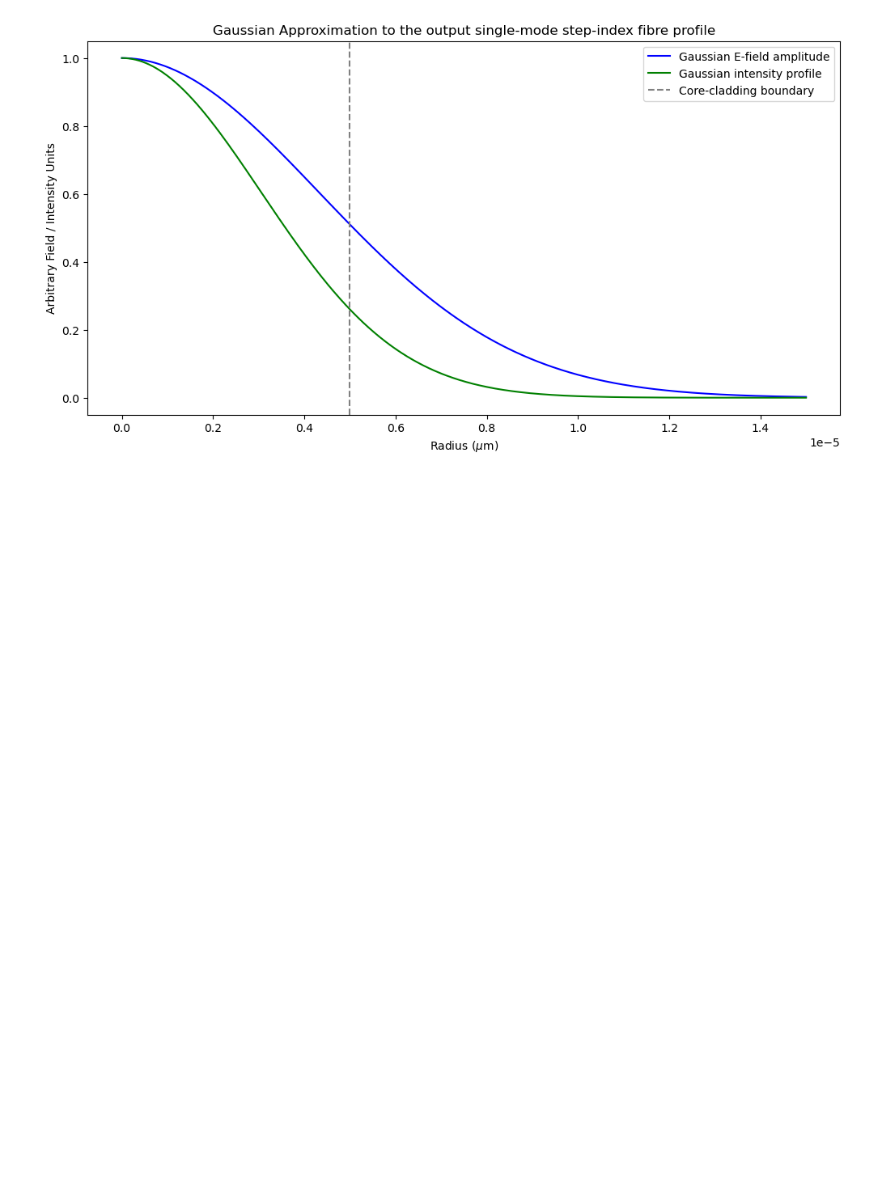
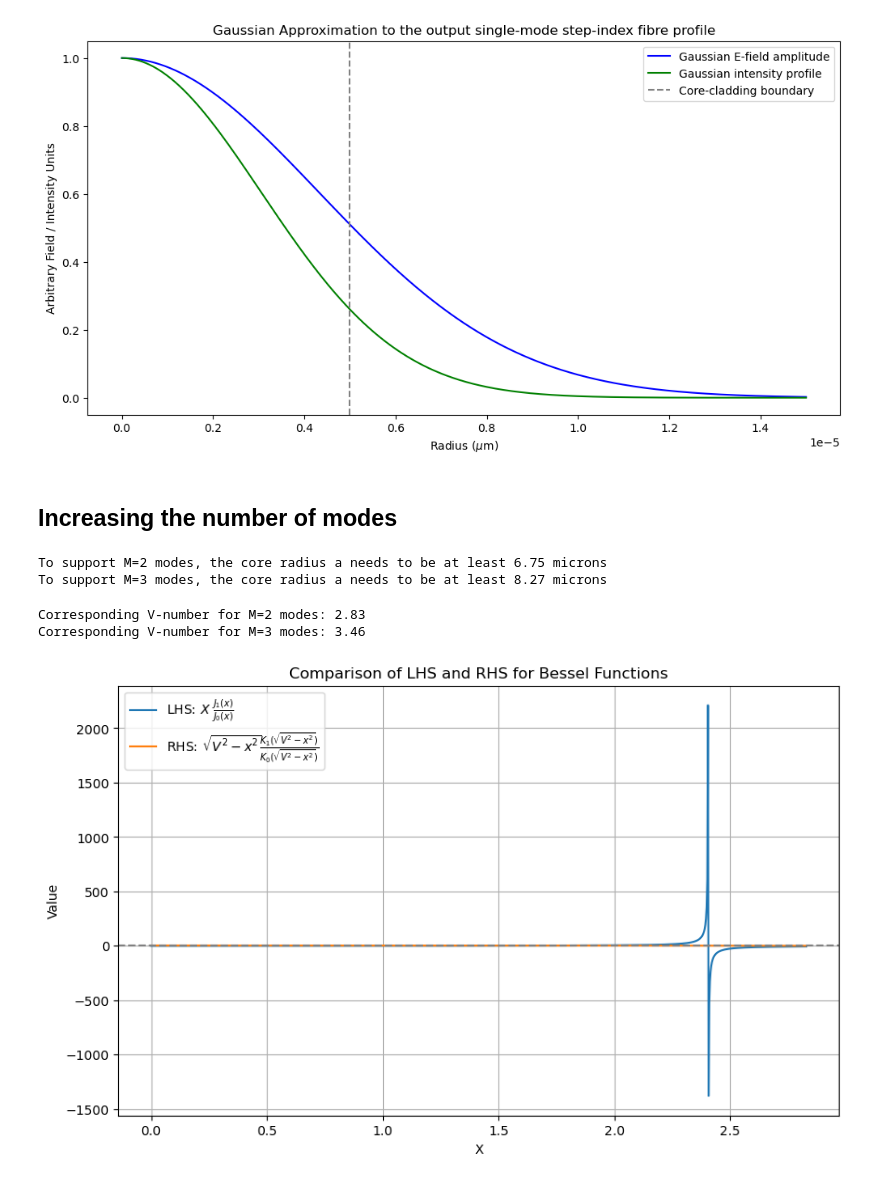
Before and after one commit to TongyueLiu/OH-Suppression-MRes-Project, a Jupyter notebook: Calculating Electric Field Properties.ipynb, the cells around one changed output. Cells and saved outputs as stored; diff of their text form; code cells hidden in the pictures; blank space fills up the shorter version.

Commit message:
Start testing few modes

```diff
--- a/Calculating Electric Field Properties.ipynb
+++ b/Calculating Electric Field Properties.ipynb
@@ -368,3 +370,51 @@ plt.legend()
 plt.show()
 # %% [output]
 [figure]
+# %% [markdown]
+## Increasing the number of modes
+# %%
+# Quick test: how big would the a need to be to support m=2, m=3 modes?
+# V = 2 * pi * (a / lam0) * NA
+# a = V * lam0 / (2 * pi * NA)
+# M = V^2 / 4
+
+# M=2
+V_m2 = np.sqrt(4*2)
+a_m2 = V_m2 * lam0 / (2 * np.pi * NA)
+
+# M=3
+V_m3 = np.sqrt(4*3)
+a_m3 = V_m3 * lam0 / (2 * np.pi * NA)
+
+print(f"To support M=2 modes, the core radius a needs to be at least {a_m2*1e6:.2f} microns")
+print(f"To support M=3 modes, the core radius a needs to be at least {a_m3*1e6:.2f} microns")
+# %% [output]
+To support M=2 modes, the core radius a needs to be at least 6.75 microns
+To support M=3 modes, the core radius a needs to be at least 8.27 microns
+# %%
+print(f"Corresponding V-number for M=2 modes: {V_m2:.2f}" )
+print(f"Corresponding V-number for M=3 modes: {V_m3:.2f}" )
+# %% [output]
+Corresponding V-number for M=2 modes: 2.83
+Corresponding V-number for M=3 modes: 3.46
+# %%
+# Define the range of x values for plotting the Bessel functions
+X_m2 = np.linspace(0, V_m2, 1000)
+Y_m2 = np.sqrt(V_m2**2 - X_m2**2)
+
+# Note: jv(v, z) represent first kind of Bessel function of order v and argument z is the input value, z = X * r / a
+LHS_m2 = X_m2 * jv(1, X_m2) / jv(0, X_m2)
+RHS_m2 = Y_m2 * kv(1, Y_m2) / kv(0, Y_m2)
+# %%
+# Plot the left-hand side and right-hand side of the equation
+plt.figure(figsize=(10, 6))
+plt.plot(X_m2, LHS_m2, label='LHS: $X\ \\frac{J_1(x)}{J_0(x)}$')
+plt.plot(X_m2, RHS_m2, label='RHS: $\sqrt{V^2 - x^2} \\frac{K_1(\sqrt{V^2 - x^2})}{K_0(\sqrt{V^2 - x^2})}$')
+plt.axhline(0, color='gray', linestyle='--')
+plt.title('Comparison of LHS and RHS for Bessel Functions')
+plt.xlabel('X')
+plt.ylabel('Value')
+plt.legend()
+plt.grid()
+# %% [output]
+[figure, added]
```
Also changed, not shown: parts of 18 cells of this notebook.
